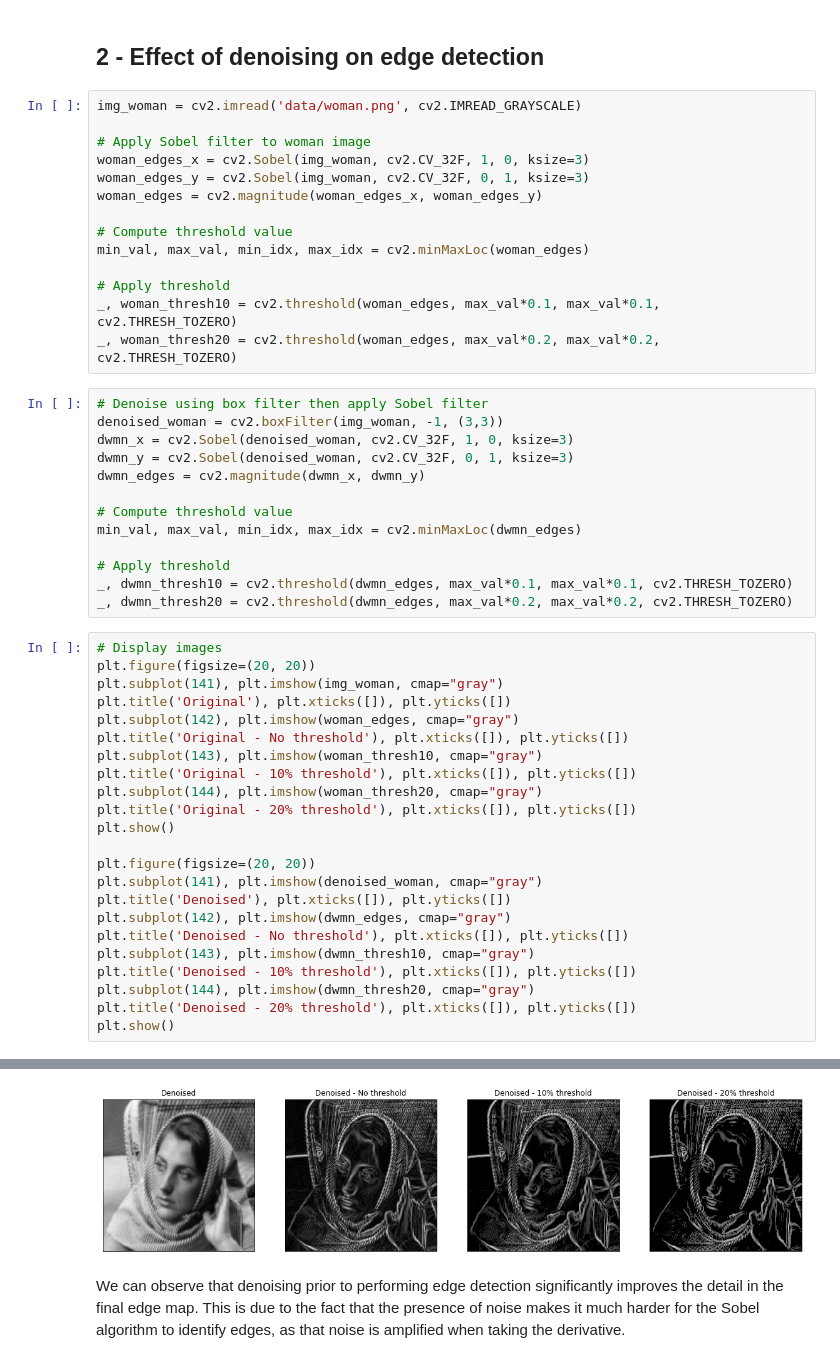
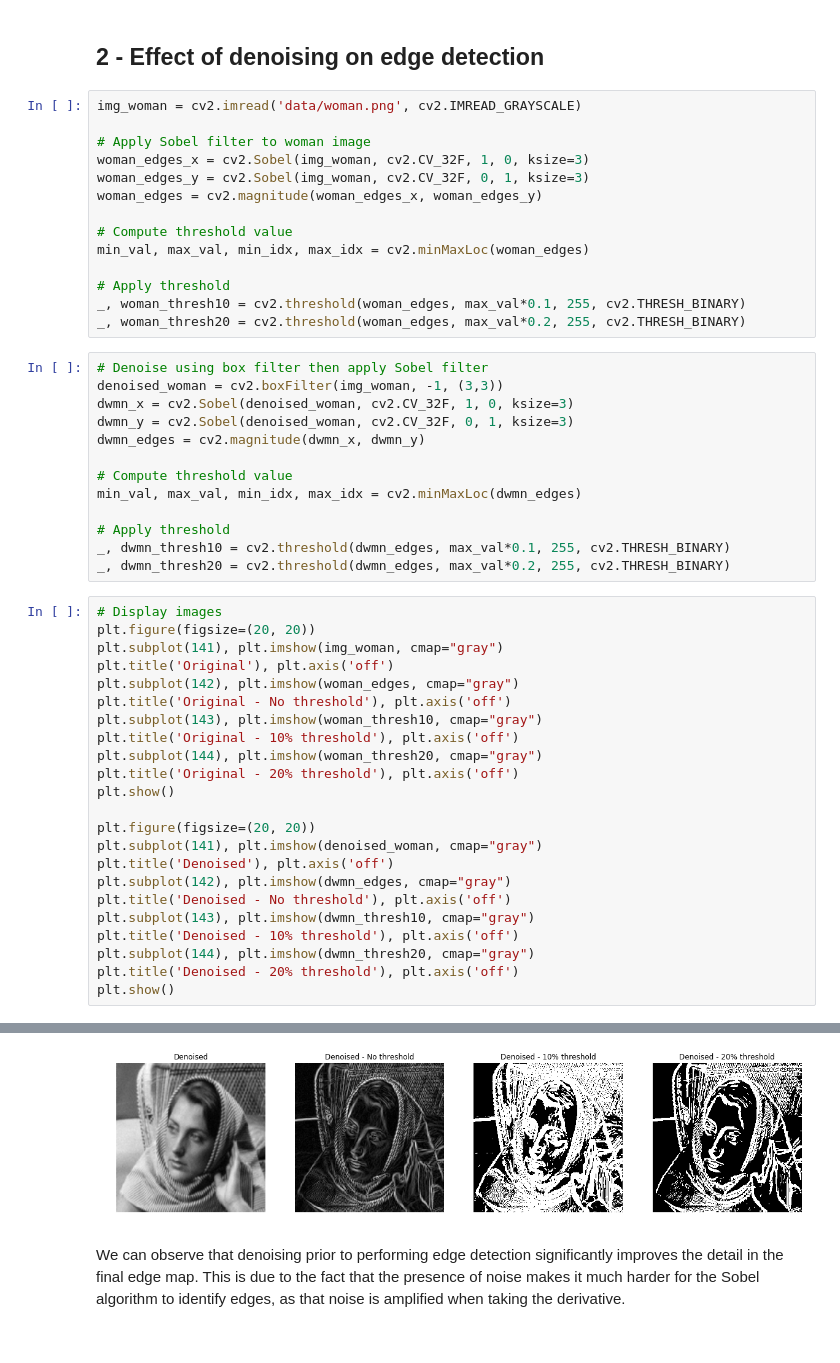
Before and after one commit to alexH2456/ECSE415, a Jupyter notebook: src/a1/sobel_edge.ipynb, the cells around one changed output, grey strips where cells are left out. Drawn from its saved outputs; the diff is of its cells as text.

```diff
--- a/src/a1/sobel_edge.ipynb
+++ b/src/a1/sobel_edge.ipynb
@@ -111,8 +111,8 @@ woman_edges = cv2.magnitude(woman_edges_x, woman_edges_y)
 min_val, max_val, min_idx, max_idx = cv2.minMaxLoc(woman_edges)
 
 # Apply threshold
-_, woman_thresh10 = cv2.threshold(woman_edges, max_val*0.1, max_val*0.1, cv2.THRESH_TOZERO)
-_, woman_thresh20 = cv2.threshold(woman_edges, max_val*0.2, max_val*0.2, cv2.THRESH_TOZERO)
+_, woman_thresh10 = cv2.threshold(woman_edges, max_val*0.1, 255, cv2.THRESH_BINARY)
+_, woman_thresh20 = cv2.threshold(woman_edges, max_val*0.2, 255, cv2.THRESH_BINARY)
 # %%
 # Denoise using box filter then apply Sobel filter
 denoised_woman = cv2.boxFilter(img_woman, -1, (3,3))
@@ -124,29 +124,29 @@ dwmn_edges = cv2.magnitude(dwmn_x, dwmn_y)
 min_val, max_val, min_idx, max_idx = cv2.minMaxLoc(dwmn_edges)
 
 # Apply threshold
-_, dwmn_thresh10 = cv2.threshold(dwmn_edges, max_val*0.1, max_val*0.1, cv2.THRESH_TOZERO)
-_, dwmn_thresh20 = cv2.threshold(dwmn_edges, max_val*0.2, max_val*0.2, cv2.THRESH_TOZERO)
+_, dwmn_thresh10 = cv2.threshold(dwmn_edges, max_val*0.1, 255, cv2.THRESH_BINARY)
+_, dwmn_thresh20 = cv2.threshold(dwmn_edges, max_val*0.2, 255, cv2.THRESH_BINARY)
 # %%
 # Display images
 plt.figure(figsize=(20, 20))
 plt.subplot(141), plt.imshow(img_woman, cmap="gray")
-plt.title('Original'), plt.xticks([]), plt.yticks([])
+plt.title('Original'), plt.axis('off')
 plt.subplot(142), plt.imshow(woman_edges, cmap="gray")
-plt.title('Original - No threshold'), plt.xticks([]), plt.yticks([])
+plt.title('Original - No threshold'), plt.axis('off')
 plt.subplot(143), plt.imshow(woman_thresh10, cmap="gray")
-plt.title('Original - 10% threshold'), plt.xticks([]), plt.yticks([])
+plt.title('Original - 10% threshold'), plt.axis('off')
 plt.subplot(144), plt.imshow(woman_thresh20, cmap="gray")
-plt.title('Original - 20% threshold'), plt.xticks([]), plt.yticks([])
+plt.title('Original - 20% threshold'), plt.axis('off')
 plt.show()
 
 plt.figure(figsize=(20, 20))
 plt.subplot(141), plt.imshow(denoised_woman, cmap="gray")
-plt.title('Denoised'), plt.xticks([]), plt.yticks([])
+plt.title('Denoised'), plt.axis('off')
 plt.subplot(142), plt.imshow(dwmn_edges, cmap="gray")
-plt.title('Denoised - No threshold'), plt.xticks([]), plt.yticks([])
+plt.title('Denoised - No threshold'), plt.axis('off')
 plt.subplot(143), plt.imshow(dwmn_thresh10, cmap="gray")
-plt.title('Denoised - 10% threshold'), plt.xticks([]), plt.yticks([])
+plt.title('Denoised - 10% threshold'), plt.axis('off')
 plt.subplot(144), plt.imshow(dwmn_thresh20, cmap="gray")
-plt.title('Denoised - 20% threshold'), plt.xticks([]), plt.yticks([])
+plt.title('Denoised - 20% threshold'), plt.axis('off')
 plt.show()
 # %% [output]
@@ -154,3 +154,3 @@ plt.show()
-[figure, old version]
+[figure, new version]
 # %% [markdown]
 We can observe that denoising prior to performing edge detection significantly improves the detail in the final edge map. This is due to the fact that the presence of noise makes it much harder for the Sobel algorithm to identify edges, as that noise is amplified when taking the derivative.
```
Also changed, not shown: parts of 7 cells of this notebook, 2 other files.
